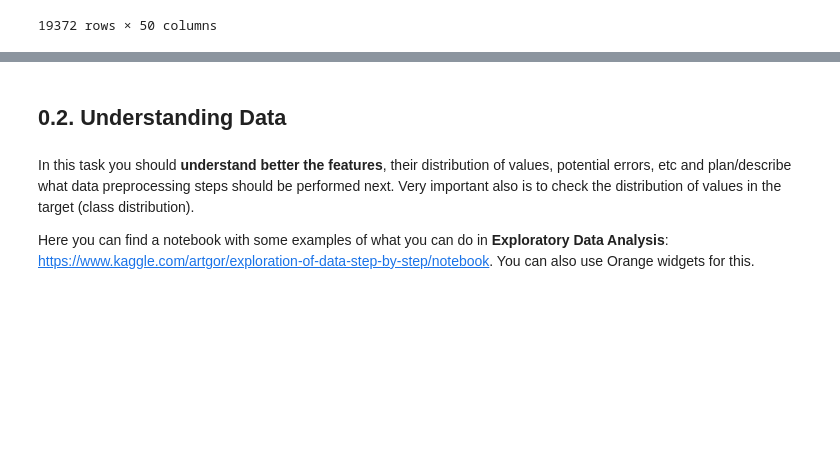
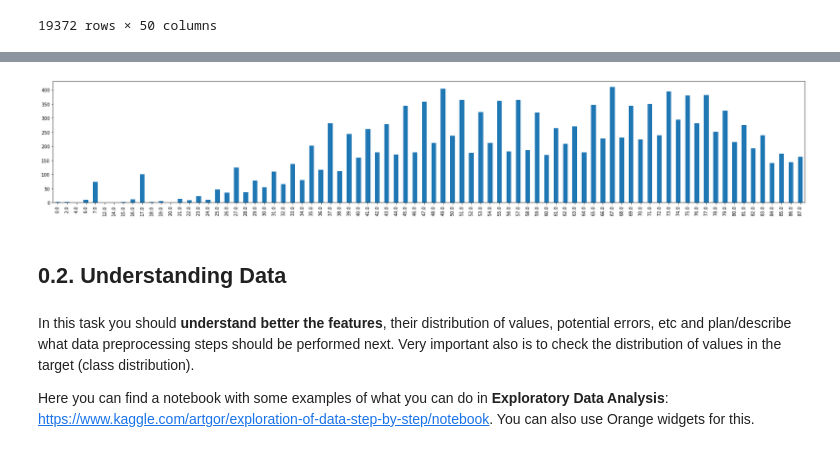
Before and after one commit to F-Madruga/Donation_Dataset_Predictions_FCUL, a Jupyter notebook: AA_202021_Project.ipynb, the cells around one changed output, grey strips where cells are left out. Saved outputs shown, nothing was run; the diff lists cells and outputs as text; code cells hidden in the pictures; blank space fills up the shorter version.

```diff
--- a/AA_202021_Project.ipynb
+++ b/AA_202021_Project.ipynb
@@ -159,0 +163,2 @@ df
+# %%
+df['TARGET_D'] = df['TARGET_D'].replace(np.nan, 0)
@@ -159,0 +167,7 @@ df
+# %%
+df["DONATION_TYPE"] = list(map(lambda donation_amount:
+                               'A' if donation_amount >= 50 else
+                               'B' if donation_amount >= 20 else
+                               'C' if donation_amount >= 13 else
+                               'D' if donation_amount >= 10 else
+                               'E', df['TARGET_D']))
@@ -159,0 +176,2 @@ df
+# %%
+df = df.drop(columns=['FILE_AVG_GIFT'])
@@ -160,3 +194,8 @@ df
+# %%
+pd.value_counts(df['DONOR_AGE']).sort_index().plot.bar(figsize=(30, 5))
+plt.show()
+# %% [output]
+[figure, added]
 # %% [markdown]
 ## 0.2. Understanding Data
 # %% [markdown]
```
Also changed, not shown: parts of 6 cells of this notebook.
